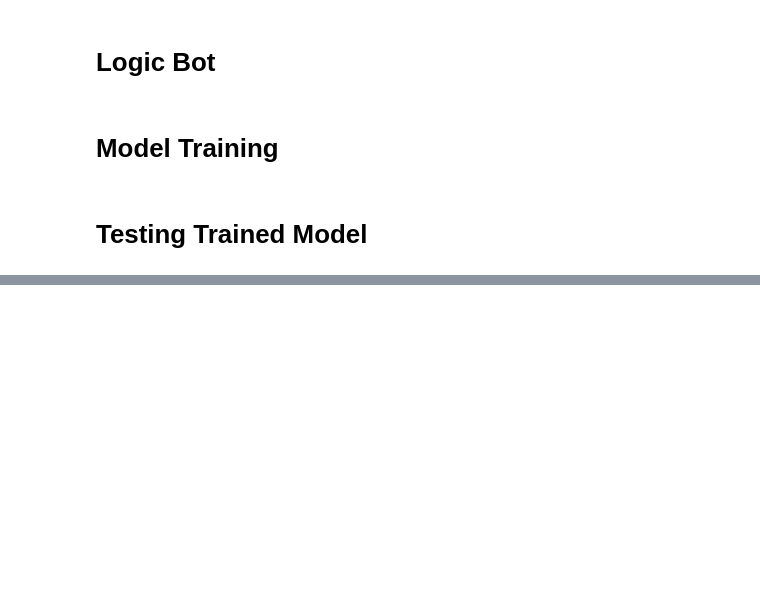
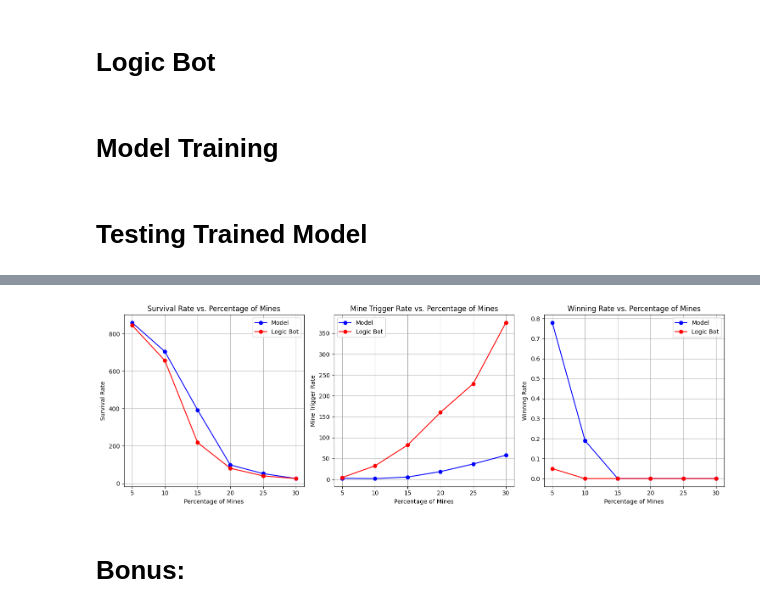
Before and after one commit to niveshnayee/MinesweeperBot, a Jupyter notebook: minesweeper_final_project.ipynb, the cells around one changed output, grey strips where cells are left out. Cells and saved outputs as stored; diff of their text form; code cells hidden in the pictures; blank space fills up the shorter version.

```diff
--- a/minesweeper_final_project.ipynb
+++ b/minesweeper_final_project.ipynb
@@ -686,0 +340,9 @@ Total game Lost ===> 0
+# %%
+def load_model(width, height, path):
+    # model = CNN_Minesweeper_Model(10,3,width,hieght)  # Initialize the model structure as defined during training
+    # model = MinesweeperLSTM(input_dim, hidden_dim, output_dim)
+    # model = MinesweeperLSTM(81, 128, 81)
+    model = MinesweeperCNN(height, width)
+    model.load_state_dict(torch.load(path))
+    # model.eval()  # Set the model to evaluation mode
+    return model
@@ -686,0 +941,8 @@ Total game Lost ===> 0
+# %%
+# MODEL TRAINING
+
+model_path = "task_2_Model.pth"
+width = 30
+height = 30
+
+start_train(width, height, model_path, data_path, True)
@@ -686,0 +1149,49 @@ Total game Lost ===> 0
+# %%
+import matplotlib.pyplot as plt
+
+
+def plot_mine_stats(m_prob_won, l_prob_won, m_prob_survival, l_prob_survival, m_prob_mine_trigger, l_prob_mine_trigger):
+    percent_mines = [5, 10, 15, 20, 25, 30]
+
+    # Plot survival rate
+    plt.figure(figsize=(15, 5))
+    plt.subplot(1, 3, 1)
+    plt.plot(percent_mines, m_prob_survival, marker='o', color='b', label='Model')
+    plt.plot(percent_mines, l_prob_survival, marker='o', color='r', label='Logic Bot')
+    plt.title('Survival Rate vs. Percentage of Mines')
+    plt.xlabel('Percentage of Mines')
+    plt.ylabel('Survival Rate')
+    plt.grid(True)
+    plt.legend()
+
+    # Plot mine Trigger rate
+    plt.subplot(1, 3, 2)
+    plt.plot(percent_mines, m_prob_mine_trigger, marker='o', color='b', label='Model')
+    plt.plot(percent_mines, l_prob_mine_trigger, marker='o', color='r', label='Logic Bot')
+    plt.title('Mine Trigger Rate vs. Percentage of Mines')
+    plt.xlabel('Percentage of Mines')
+    plt.ylabel('Mine Trigger Rate')
+    plt.grid(True)
+    plt.legend()
+
+    # Plot wining rate
+    plt.subplot(1, 3, 3)
+    plt.plot(percent_mines, m_prob_won, marker='o', color='b', label='Model')
+    plt.plot(percent_mines, l_prob_won, marker='o', color='r', label='Logic Bot')
+    plt.title('Winning Rate vs. Percentage of Mines')
+    plt.xlabel('Percentage of Mines')
+    plt.ylabel('Winning Rate')
+    plt.grid(True)
+    plt.legend()
+
+    plt.tight_layout()
+    plt.show()
+
+
+
+
+plot_mine_stats(m_prob_won, l_prob_won, m_prob_survival , l_prob_survival, m_prob_mine_trigger, l_prob_mine_trigger)
+# %% [output]
+[figure, added]
+# %% [markdown]
+# Bonus:
```
Also changed, not shown: parts of 48 cells of this notebook.
